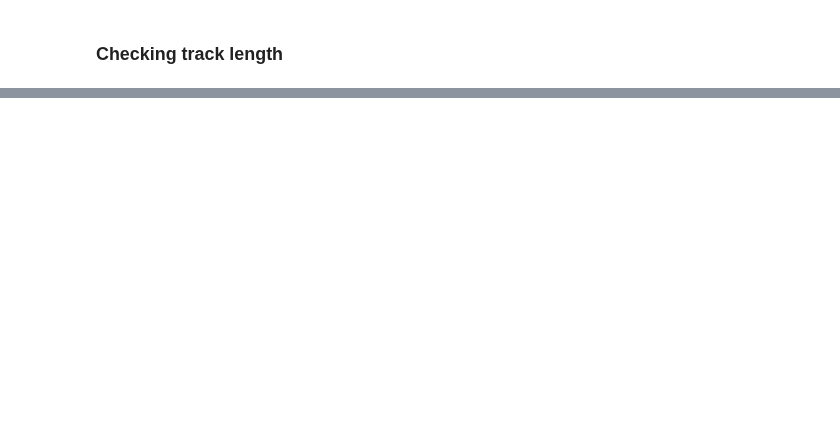
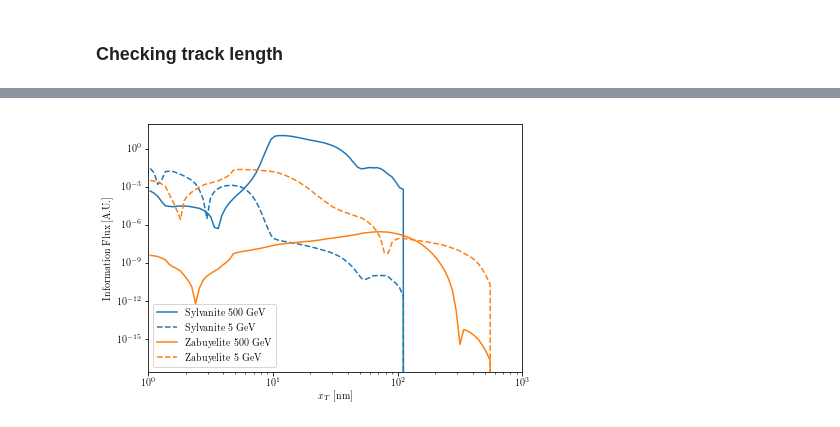
Before and after one commit to tedwards2412/paleo_detectors, a Jupyter notebook: Notebooks/Spectral_lim.ipynb, the cells around one changed output, grey strips where cells are left out. Saved outputs shown, nothing was run; the diff lists cells and outputs as text; code cells hidden in the pictures; blank space fills up the shorter version.

```diff
--- a/Notebooks/Spectral_lim.ipynb
+++ b/Notebooks/Spectral_lim.ipynb
@@ -355,0 +422,41 @@ plt.show()
+# %%
+# Setting a limit at 3 events roughly corresponds to a 95% CL limit for zero bkg one bin experiment
+m_typical = 500 # GeV
+
+ref_sig = 1e-48
+SF = sf.Swordfish([bkg], T=[1.0], E=np.ones_like(bkg))
+sig = dRdx_Syl(x_c, ref_sig, m_typical)*1e6*365
+Info500 = SF.infoflux(sig)
+sig = dRdx_Syl(x_c, ref_sig, m_typical/100)*1e6*365
+Info5 = SF.infoflux(sig)
+
+# Setting a limit at 3 events roughly corresponds to a 95% CL limit for zero bkg one bin experiment
+
+Zab_limit = np.zeros_like(mlist)
+Zab_DR = np.zeros_like(mlist)
+Zab_xbkg, Zab_dRdxbkg = np.loadtxt("../Data/Zab_neutrinoBKG", unpack=True)
+interp_bkg = interp1d(Zab_xbkg, Zab_dRdxbkg, fill_value='extrapolate')
+Zab_bkg = interp_bkg(x_c)
+
+SF_Zab = sf.Swordfish([Zab_bkg], T=[1.0], E=np.ones_like(bkg))
+sig = dRdx_Zab(x_c, E_list, ref_sig, m)*1e6*365
+Info500_Zab = SF_Zab.infoflux(sig)
+sig = dRdx_Zab(x_c, E_list, ref_sig, m_typical/100)*1e6*365
+Info5_Zab = SF_Zab.infoflux(sig)
+# %%
+plt.loglog(x_c, Info500, color='C0', linestyle='-', label="Sylvanite 500 GeV")
+plt.loglog(x_c, Info5, color='C0', linestyle='--', label="Sylvanite 5 GeV")
+
+plt.loglog(x_c, Info500_Zab, color='C1', linestyle='-', label="Zabuyelite 500 GeV")
+plt.loglog(x_c, Info5_Zab, color='C1', linestyle='--', label="Zabuyelite 5 GeV")
+
+
+plt.xlabel("$x_T ~[\mathrm{nm}]$")
+plt.ylabel("Information Flux [A.U.]")
+
+plt.xlim(1,1000)
+plt.legend()
+plt.tight_layout(pad=0.3)
+plt.savefig("../plots/Info_Flux.pdf")
+# %% [output]
+[figure, added]
```
Also changed, not shown: parts of 14 cells of this notebook.
